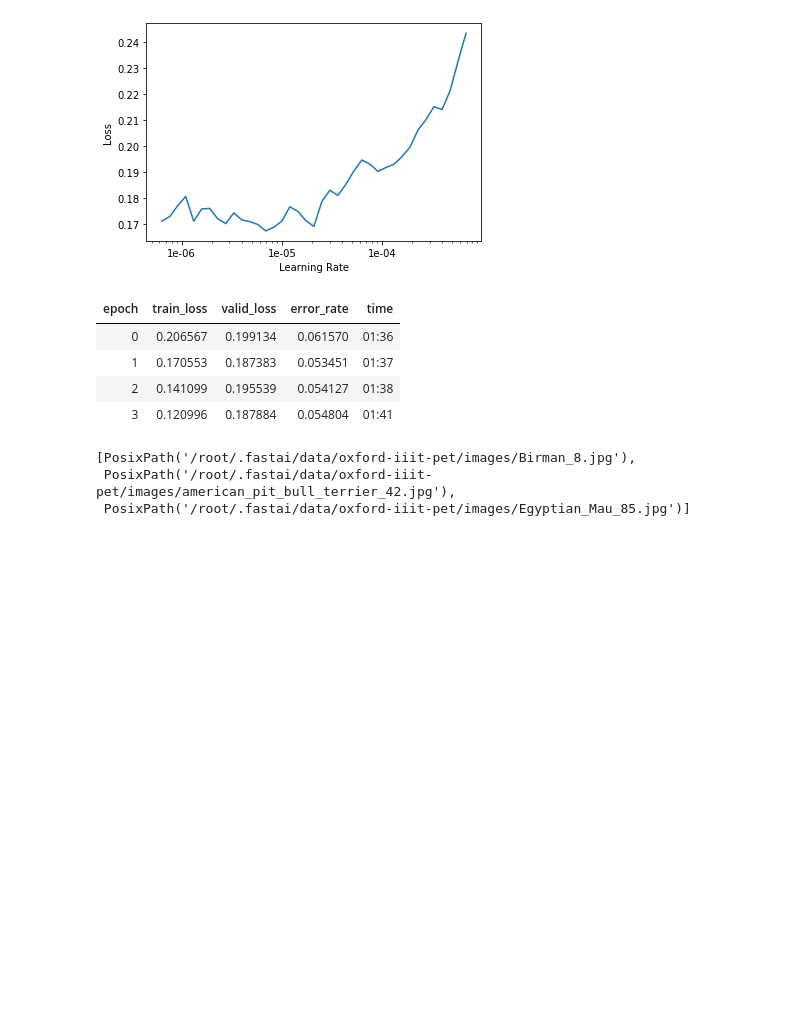
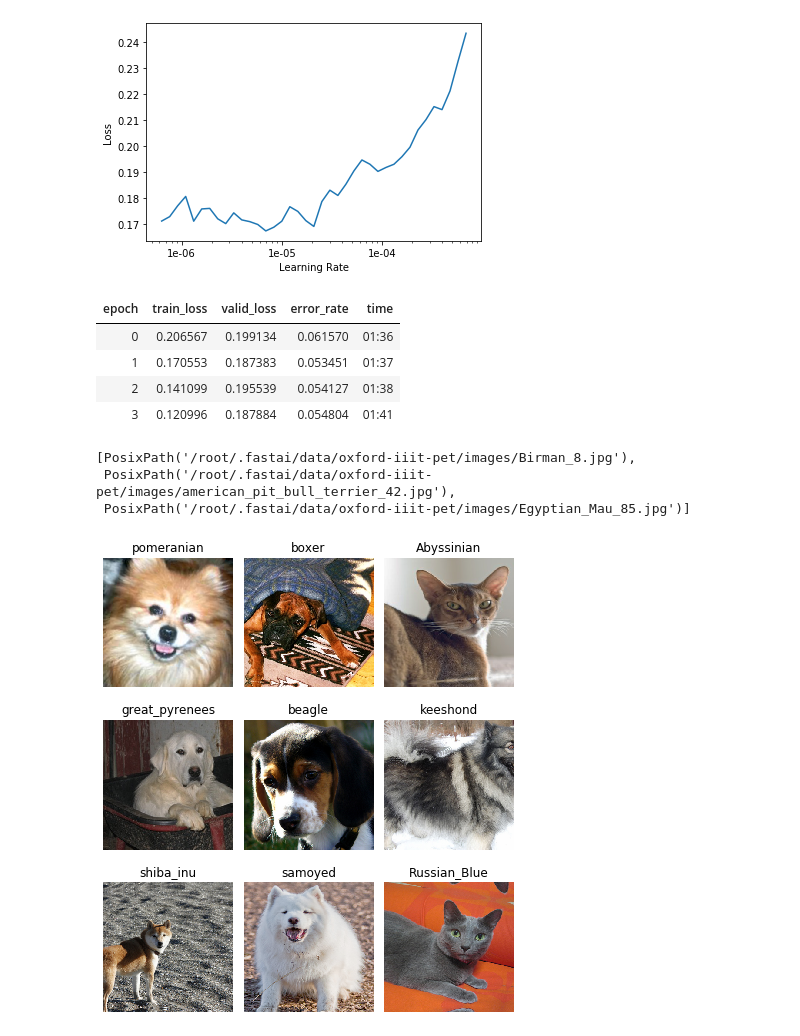
Before and after one commit to pranay8297/deep-learning-projects, a Jupyter notebook: cats_nd_dogs_breeds.ipynb, the cells around one changed output. Saved outputs shown, nothing was run; the diff lists cells and outputs as text; code cells hidden in the pictures; blank space fills up the shorter version.

Commit message:
from name_func done

```diff
--- a/cats_nd_dogs_breeds.ipynb
+++ b/cats_nd_dogs_breeds.ipynb
@@ -182,0 +192,6 @@ fnames[:3]
+# %%
+data = ImageDataBunch.from_name_func(path_img, fnames, label_func = lambda x: (x.name.split('.')[0]).rsplit('_', 1)[0], ds_tfms = get_transforms(), size = 299, bs = 64).normalize(imagenet_stats)
+# %%
+data.show_batch(rows = 3, figsize = (6, 7))
+# %% [output]
+[figure, added]
```
Also changed, not shown: parts of 15 cells of this notebook.
